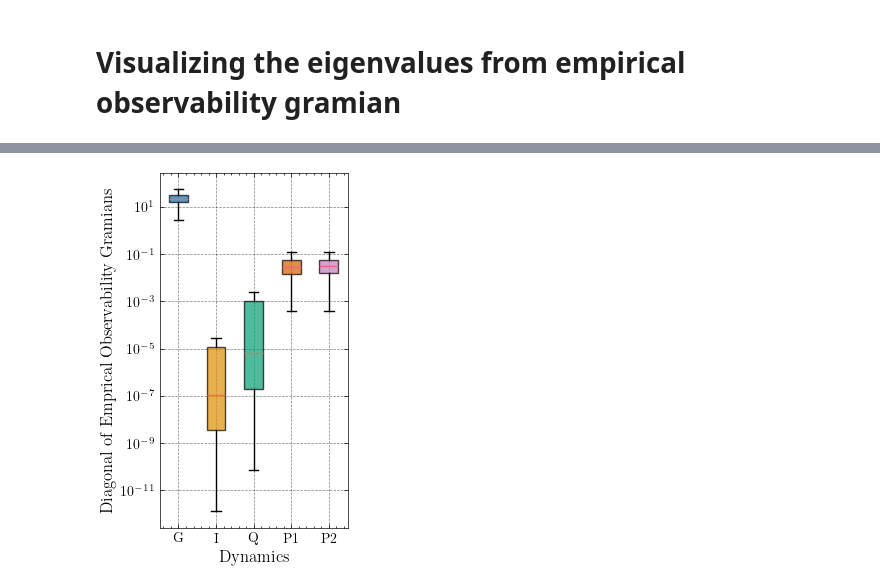
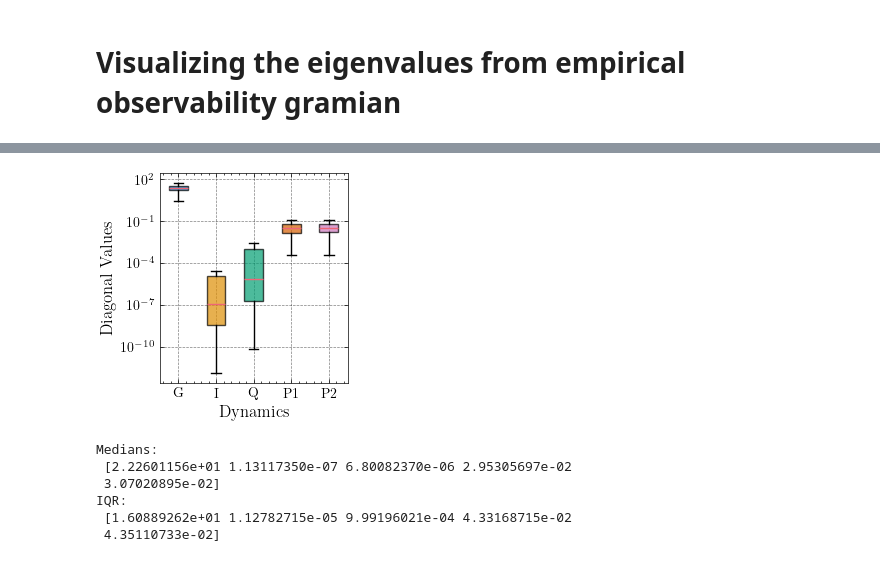
Before and after one commit to mlmulv/Thesis-Code, a Jupyter notebook: notebooks/01_Observability_Analysis.ipynb, the cells around one changed output, grey strips where cells are left out. Saved outputs shown, nothing was run; the diff lists cells and outputs as text; code cells hidden in the pictures.

```diff
--- a/notebooks/01_Observability_Analysis.ipynb
+++ b/notebooks/01_Observability_Analysis.ipynb
@@ -52,14 +54,27 @@ fig.savefig("figures/5_3.pdf", format="pdf")
 # %%
 states = ["G", "I", "Q", "P1", "P2"]
 palette = sns.color_palette("colorblind", len(states))
-fig, ax = plt.subplots(figsize=(2.55, 4))
+fig, ax = plt.subplots(figsize=(2.55, 2.55))
 bp = ax.boxplot(diag_values, tick_labels=states, patch_artist=True, showfliers=False)
 ax.set_yscale("log")
 ax.set_xlabel("Dynamics")
-ax.set_ylabel("Diagonal of Emprical Observability Gramians")
+ax.set_ylabel("Diagonal Values")
 for patch, color in zip(bp["boxes"], palette):
     patch.set_facecolor(color)
     patch.set_alpha(0.7)
 fig.savefig("figures/5_7.pdf", format="pdf")
 # %% [output]
-[figure, old version]
+[figure, new version]
+# %%
+print("Medians: \n", np.percentile(diag_values, 50, axis=0))
+print(
+    "IQR: \n",
+    np.percentile(diag_values, 75, axis=0) - np.percentile(diag_values, 25, axis=0),
+)
+# %% [output]
+Medians:
+ [2.22601156e+01 1.13117350e-07 6.80082370e-06 2.95305697e-02
+ 3.07020895e-02]
+IQR:
+ [1.60889262e+01 1.12782715e-05 9.99196021e-04 4.33168715e-02
+ 4.35110733e-02]
```
Also changed, not shown: parts of 2 cells of this notebook, 9 other files.
